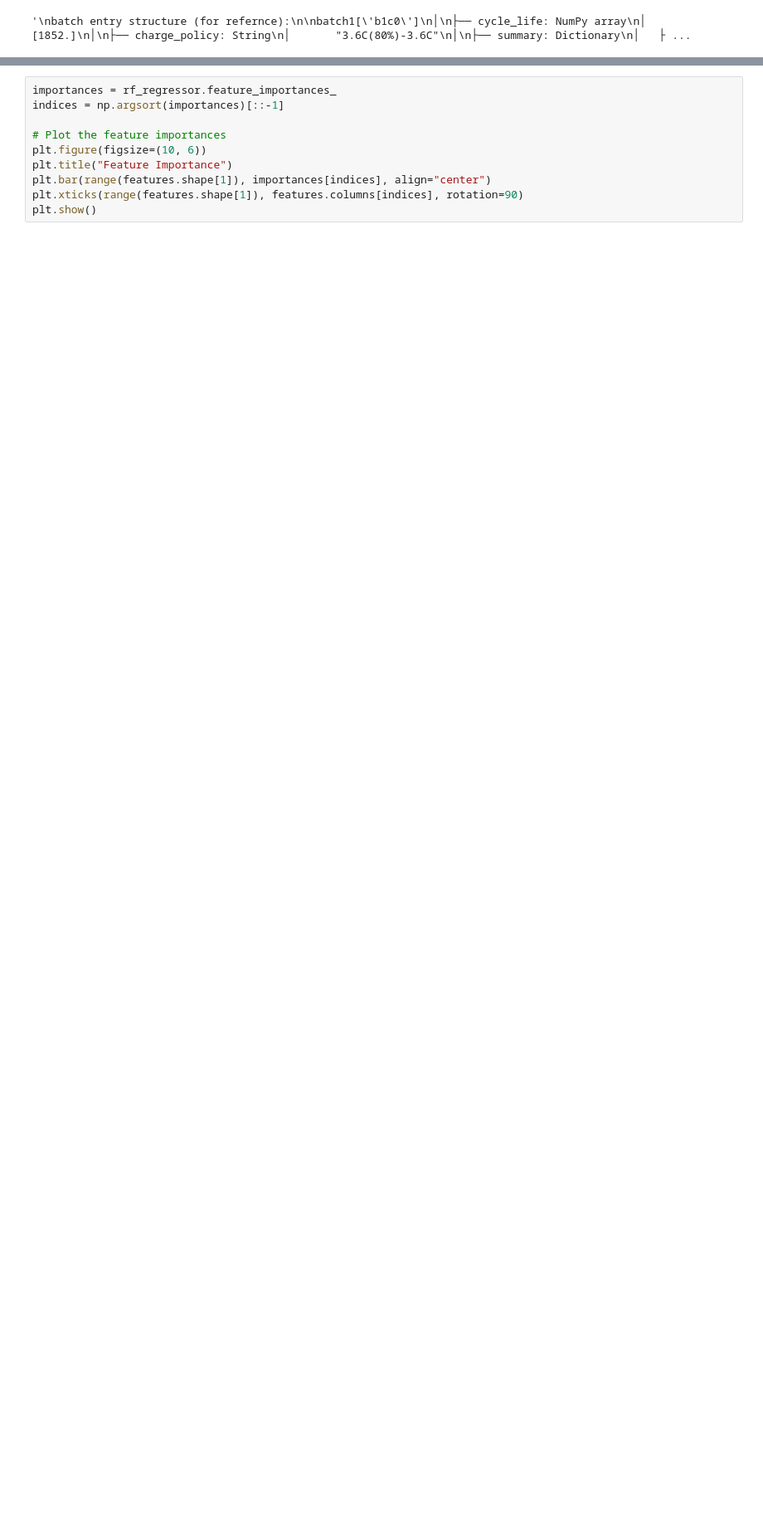
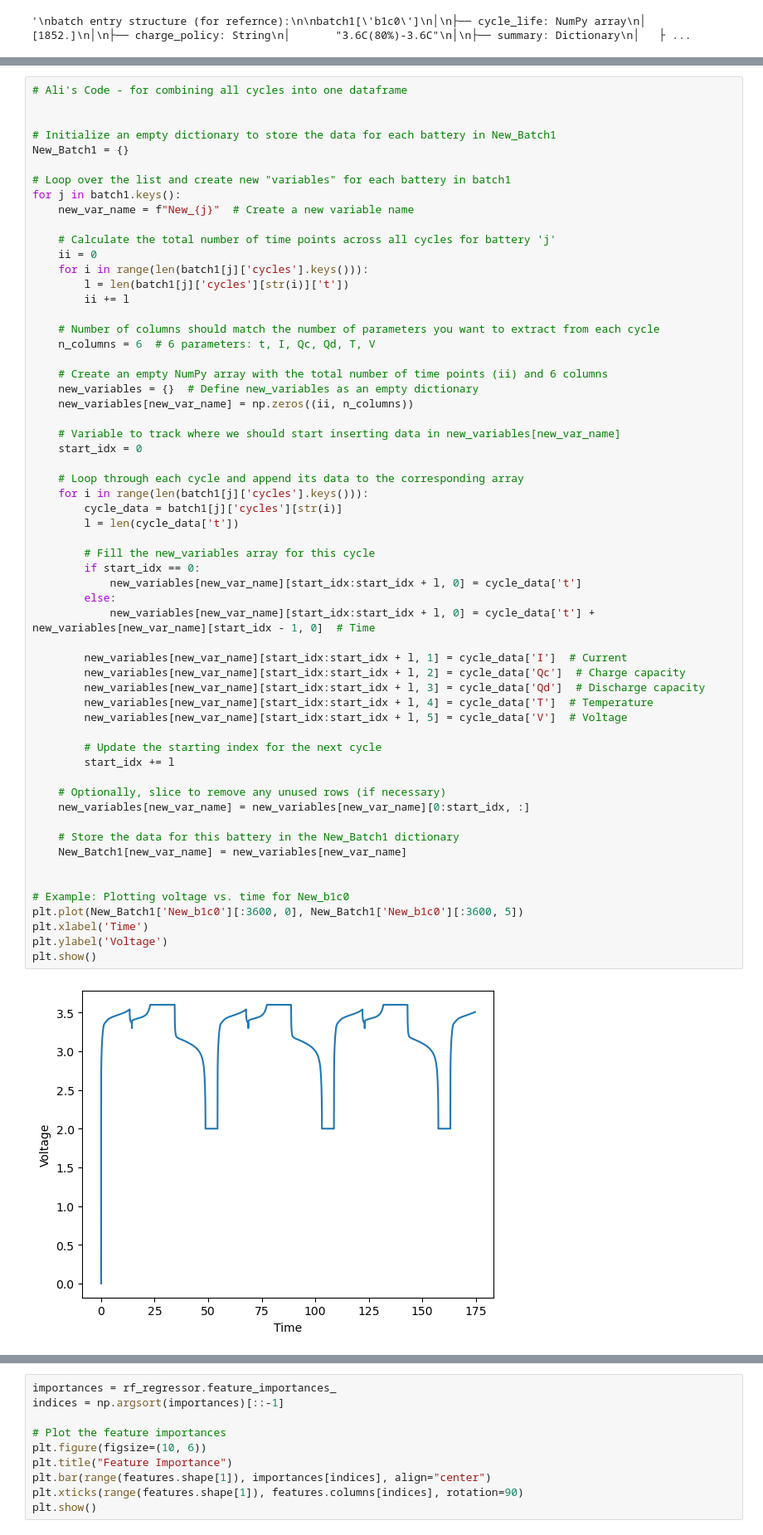
Before and after one commit to marif5/dd_battery_mdl, a Jupyter notebook: Load Data_update.ipynb, the cells around one changed output, grey strips where cells are left out. Shown at 83% size. Drawn from its saved outputs; the diff is of its cells as text; blank space fills up the shorter version.

```diff
--- a/Load Data_update.ipynb
+++ b/Load Data_update.ipynb
@@ -238,0 +257,61 @@ plt.show()
+# %%
+# Ali's Code - for combining all cycles into one dataframe
+
+
+# Initialize an empty dictionary to store the data for each battery in New_Batch1
+New_Batch1 = {}
+
+# Loop over the list and create new "variables" for each battery in batch1
+for j in batch1.keys():
+    new_var_name = f"New_{j}"  # Create a new variable name
+
+    # Calculate the total number of time points across all cycles for battery 'j'
+    ii = 0
+    for i in range(len(batch1[j]['cycles'].keys())):
+        l = len(batch1[j]['cycles'][str(i)]['t'])
+        ii += l
+
+    # Number of columns should match the number of parameters you want to extract from each cycle
+    n_columns = 6  # 6 parameters: t, I, Qc, Qd, T, V
+
+    # Create an empty NumPy array with the total number of time points (ii) and 6 columns
+    new_variables = {}  # Define new_variables as an empty dictionary
+    new_variables[new_var_name] = np.zeros((ii, n_columns))
+
+    # Variable to track where we should start inserting data in new_variables[new_var_name]
+    start_idx = 0
+
+    # Loop through each cycle and append its data to the corresponding array
+    for i in range(len(batch1[j]['cycles'].keys())):
+        cycle_data = batch1[j]['cycles'][str(i)]
+        l = len(cycle_data['t'])
+
+        # Fill the new_variables array for this cycle
+        if start_idx == 0:
+            new_variables[new_var_name][start_idx:start_idx + l, 0] = cycle_data['t']
+        else:
+            new_variables[new_var_name][start_idx:start_idx + l, 0] = cycle_data['t'] + new_variables[new_var_name][start_idx - 1, 0]  # Time
+
+        new_variables[new_var_name][start_idx:start_idx + l, 1] = cycle_data['I']  # Current
+        new_variables[new_var_name][start_idx:start_idx + l, 2] = cycle_data['Qc']  # Charge capacity
+        new_variables[new_var_name][start_idx:start_idx + l, 3] = cycle_data['Qd']  # Discharge capacity
+        new_variables[new_var_name][start_idx:start_idx + l, 4] = cycle_data['T']  # Temperature
+        new_variables[new_var_name][start_idx:start_idx + l, 5] = cycle_data['V']  # Voltage
+
+        # Update the starting index for the next cycle
+        start_idx += l
+
+    # Optionally, slice to remove any unused rows (if necessary)
+    new_variables[new_var_name] = new_variables[new_var_name][0:start_idx, :]
+
+    # Store the data for this battery in the New_Batch1 dictionary
+    New_Batch1[new_var_name] = new_variables[new_var_name]
+
+
+# Example: Plotting voltage vs. time for New_b1c0
+plt.plot(New_Batch1['New_b1c0'][:3600, 0], New_Batch1['New_b1c0'][:3600, 5])
+plt.xlabel('Time')
+plt.ylabel('Voltage')
+plt.show()
+# %% [output]
+[figure, added]
```
Also changed, not shown: parts of 43 cells of this notebook, 4 other files.
